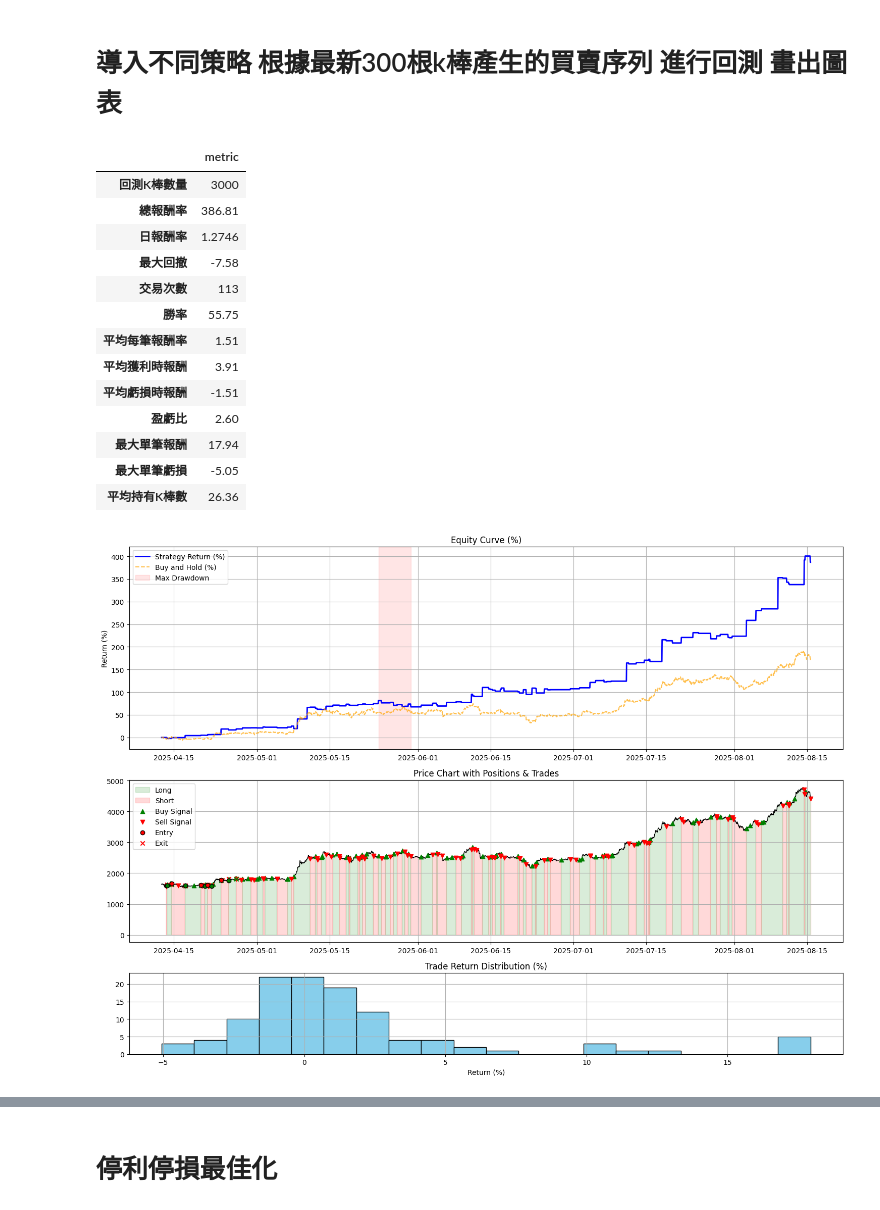
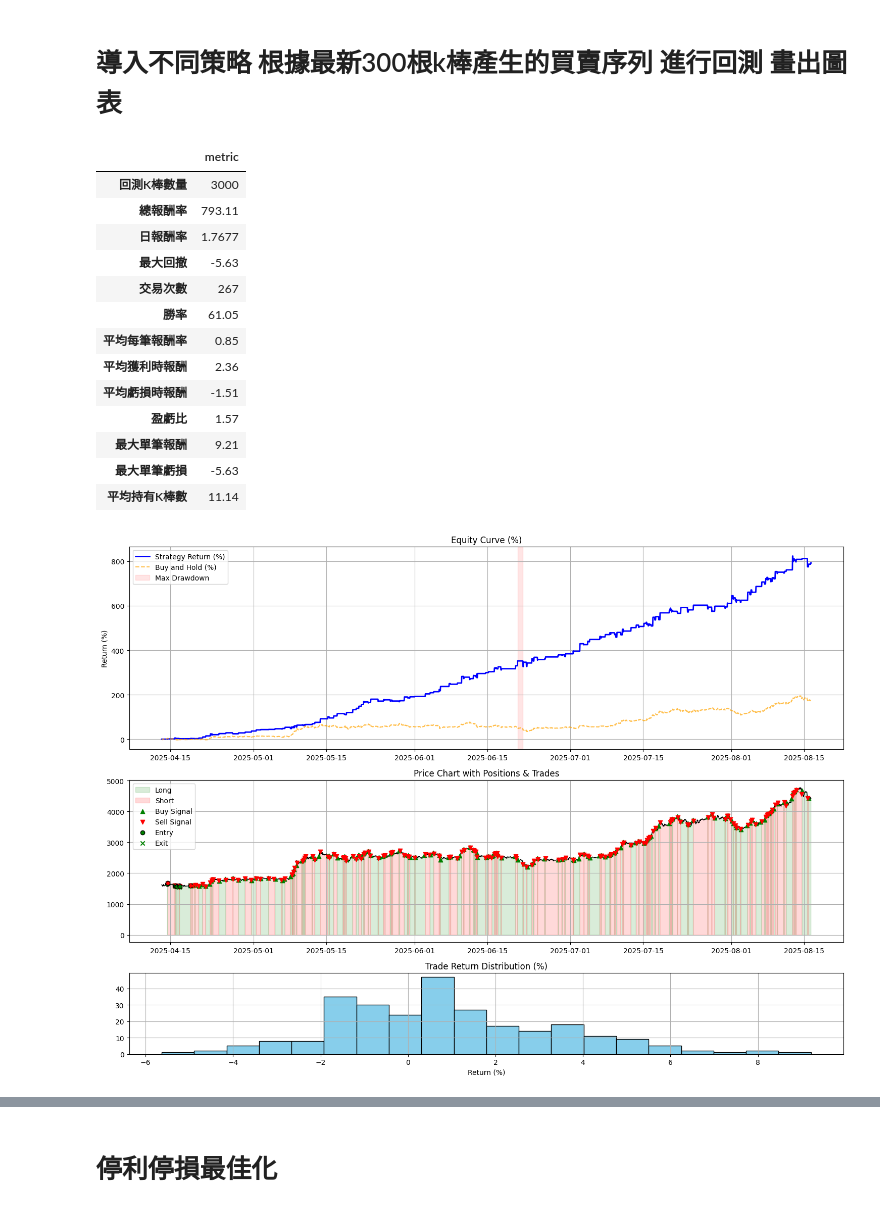
Before and after one commit to skywalker0803r/Vedanta, a Jupyter notebook: backtest_usage.ipynb, the cells around one changed output, grey strips where cells are left out. Drawn from its saved outputs; the diff is of its cells as text; code cells hidden in the pictures.

```diff
--- a/backtest_usage.ipynb
+++ b/backtest_usage.ipynb
@@ -1,50 +1,50 @@
 # %% [markdown]
 # 導入不同策略 根據最新300根k棒產生的買賣序列 進行回測 畫出圖表
 # %%
-from Technicalindicatorstrategy import vegas,turtle_strategy,macd
+from Technicalindicatorstrategy import vegas,turtle_strategy,macd,turtle_strategy_filter
 from Backtest.backtest import backtest_signals
 from Plot.plot import plot_backtest_result
 import pandas as pd
 from datetime import datetime,timedelta
 import warnings
 warnings.filterwarnings('ignore')
 import numpy as np
 np.random.seed(42)  # ✅ 固定隨機性（可重現性）
 import random
 random.seed(42)
 
-df_signals = turtle_strategy.get_signals('ETHUSDT','1h',datetime.now(),3000)
+df_signals = turtle_strategy_filter.get_signals('ETHUSDT','1h',datetime.now(),3000)
 
 result = backtest_signals(
     df_signals.copy(),
     initial_capital = 33, # 1000台幣
     fee_rate = 0.0005, # 合約手續費
     leverage = 1, # 槓桿
     allow_short = True, # 是否做空
-    stop_loss = 0.05,       # 停損閾值，例如0.05代表5%
-    take_profit = 0.18,     # 停利閾值
+    stop_loss = None,       # 停損閾值，例如0.05代表5%
+    take_profit = None,     # 停利閾值
     capital_ratio = 1, # 每次使用的資金佔比
     max_hold_bars = 100000,# 最大持有K棒數
     delay_entry=False
     )
 display(pd.DataFrame(result['metric'],index=['metric']).T)
 plot_backtest_result(result)
-display(pd.DataFrame(result['trades_log']).tail(10).style.background_gradient())
-display(df_signals[['timestamp','signal','close','stop_loss']].tail(10).style.background_gradient())
+display(pd.DataFrame(result['trades_log']).tail(100).style.background_gradient())
+display(df_signals[['timestamp','signal','close','stop_loss']].tail(100).style.background_gradient())
 # %% [output]
 |  | metric |
 | 回測K棒數量 | 3000 |
-| 總報酬率 | 386.81 |
-| 日報酬率 | 1.2746 |
-| 最大回撤 | -7.58 |
-| 交易次數 | 113 |
-| 勝率 | 55.75 |
-| 平均每筆報酬率 | 1.51 |
-| 平均獲利時報酬 | 3.91 |
+| 總報酬率 | 793.11 |
+| 日報酬率 | 1.7677 |
+| 最大回撤 | -5.63 |
+| 交易次數 | 267 |
+| 勝率 | 61.05 |
+| 平均每筆報酬率 | 0.85 |
+| 平均獲利時報酬 | 2.36 |
 | 平均虧損時報酬 | -1.51 |
-| 盈虧比 | 2.60 |
-| 最大單筆報酬 | 17.94 |
-| 最大單筆虧損 | -5.05 |
-| 平均持有K棒數 | 26.36 |
+| 盈虧比 | 1.57 |
+| 最大單筆報酬 | 9.21 |
+| 最大單筆虧損 | -5.63 |
+| 平均持有K棒數 | 11.14 |
-[figure, old version]
+[figure, new version]
 |  | entry_time | exit_time | side | entry_price | exit_price | bars_held | return | reason |
```
Also changed, not shown: parts of 1 cell of this notebook, 3 other files.
